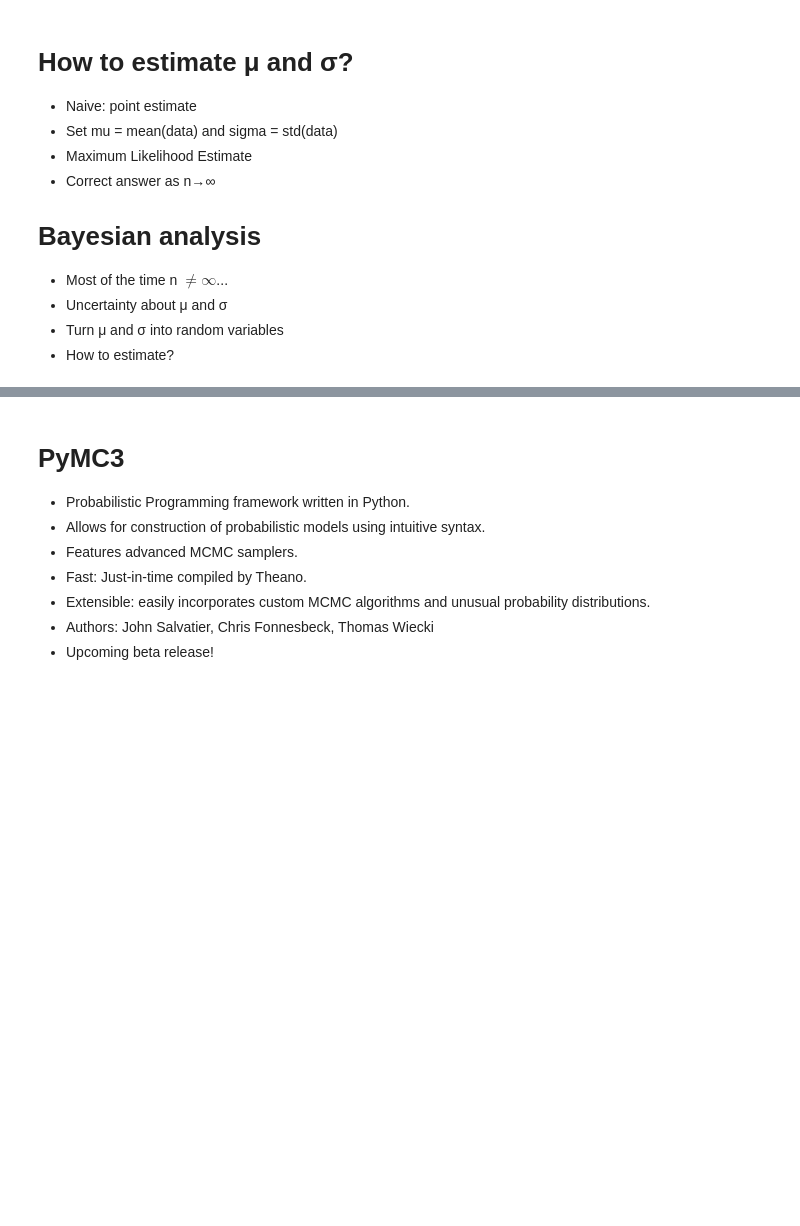
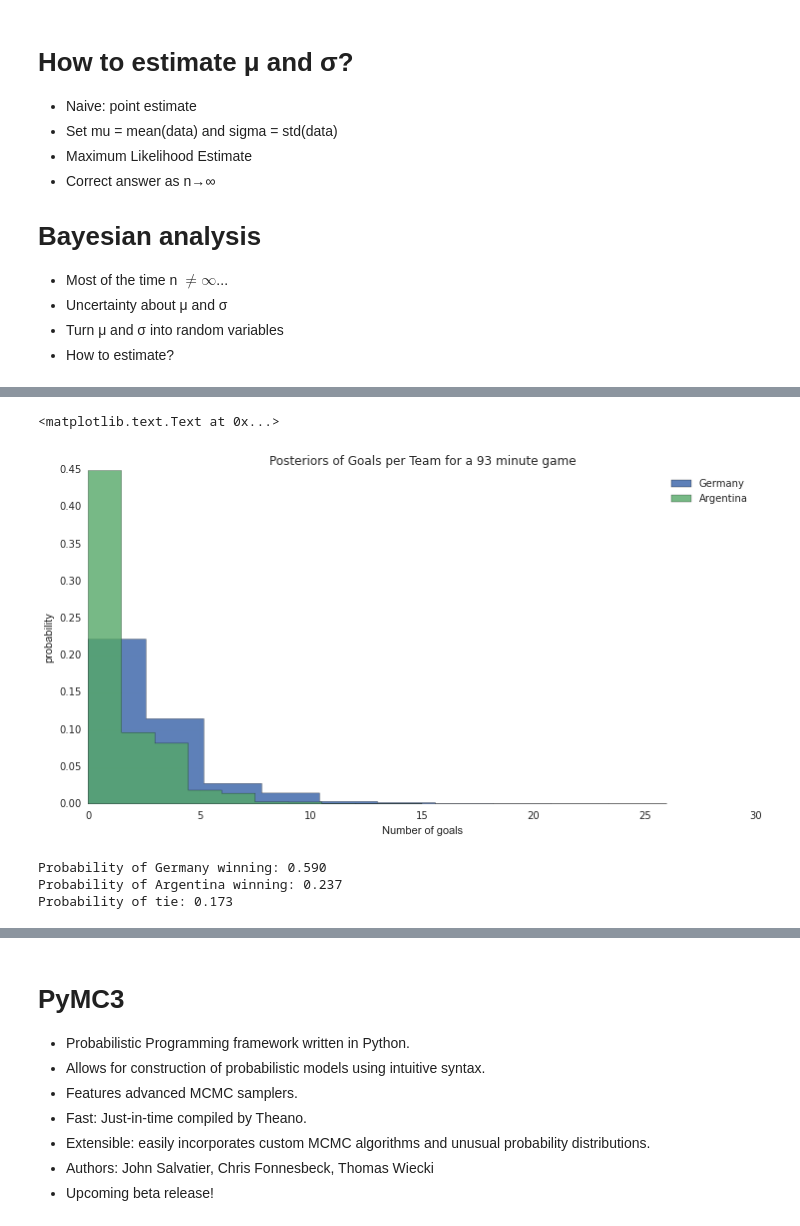
Before and after one commit to springcoil/TutorialPyMCRugby, a Jupyter notebook: Bayesian_Rugby.ipynb, the cells around one changed output, grey strips where cells are left out. Cells and saved outputs as stored; diff of their text form; code cells hidden in the pictures; blank space fills up the shorter version.

```diff
--- a/Bayesian_Rugby.ipynb
+++ b/Bayesian_Rugby.ipynb
@@ -311,0 +382,22 @@ plt.xlabel('returns')
+# %%
+german_post_trace = mcmc.trace('germany_predictive')[:]
+arg_post_trace = mcmc.trace('arg_predictive')[:]
+# %%
+
+hist(german_post_trace, bins=10, histtype='stepfilled', label='Germany', alpha=0.9, normed=True);
+hist(arg_post_trace, bins=10, histtype='stepfilled', label='Argentina', alpha=0.8, normed=True);
+plt.legend();
+plt.title('Posteriors of Goals per Team for a 93 minute game');
+plt.ylabel('probability')
+plt.xlabel('Number of goals')
+# %% [output]
+<matplotlib.text.Text at 0x...>
+[figure, added]
+# %%
+print("Probability of Germany winning: %.3f"%(german_post_trace > arg_post_trace).mean())
+print("Probability of Argentina winning: %.3f"%(german_post_trace < arg_post_trace).mean())
+print("Probability of tie: %.3f"%(german_post_trace == arg_post_trace).mean())
+# %% [output]
+Probability of Germany winning: 0.590
+Probability of Argentina winning: 0.237
+Probability of tie: 0.173
```
Also changed, not shown: parts of 49 cells of this notebook, 7 other files.
